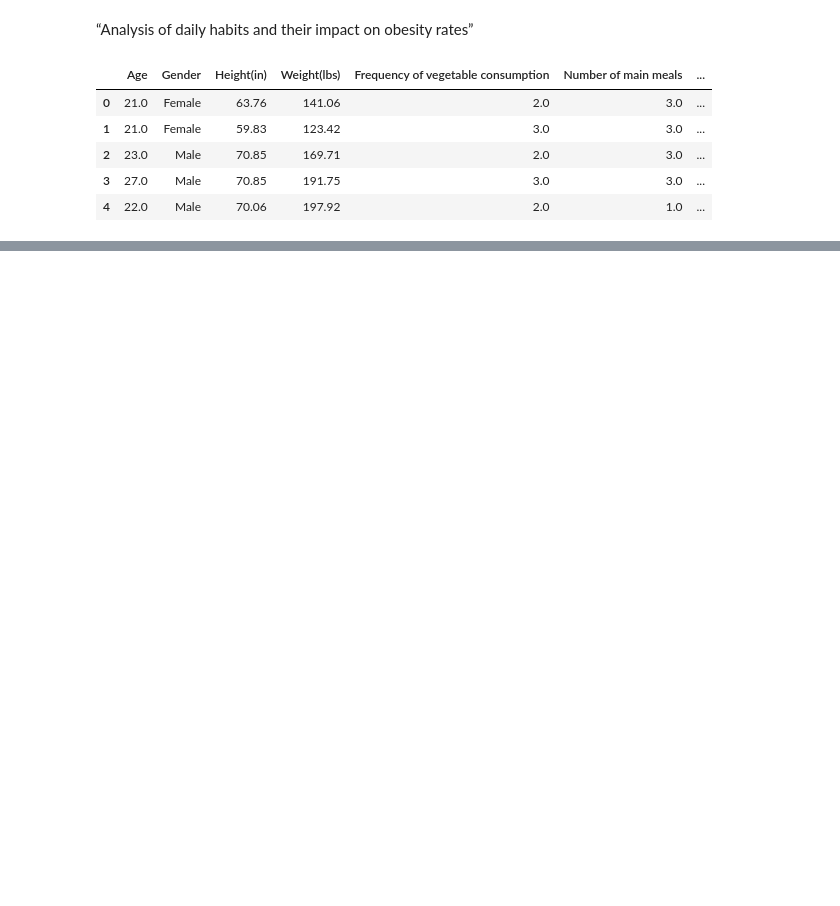
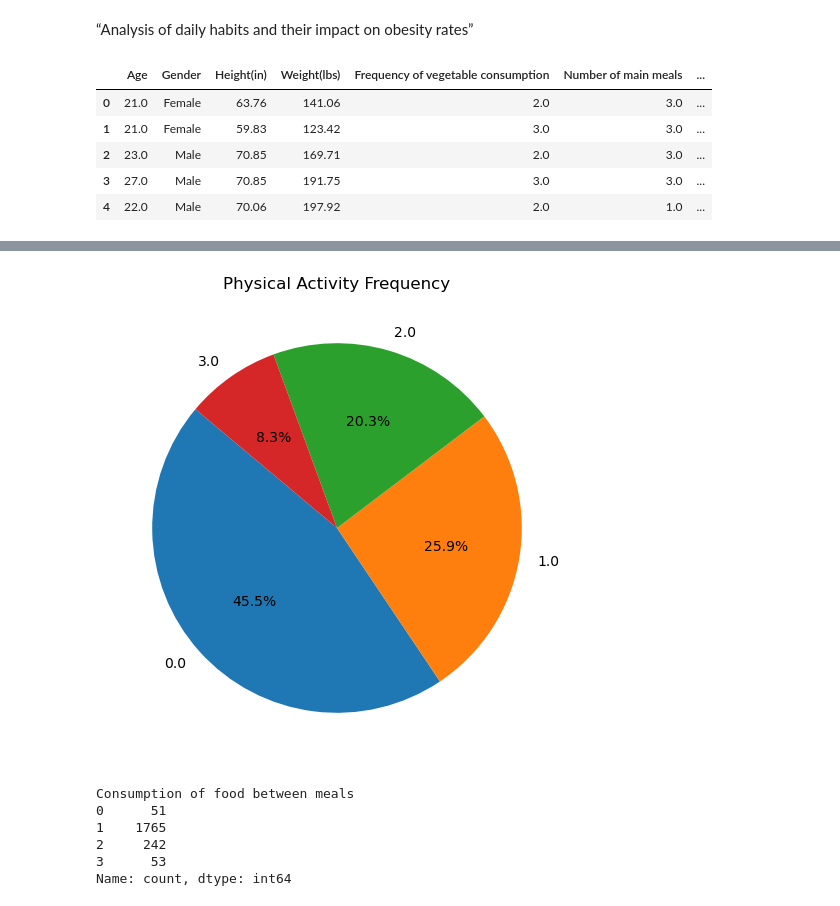
Before and after one commit to Mjohnson0529/project-3, a Jupyter notebook: Daily_Habits _Pie _Graph/PieGraph.ipynb, the cells around one changed output, grey strips where cells are left out. Saved outputs shown, nothing was run; the diff lists cells and outputs as text; code cells hidden in the pictures; blank space fills up the shorter version.

```diff
--- a/Daily_Habits _Pie _Graph/PieGraph.ipynb
+++ b/Daily_Habits _Pie _Graph/PieGraph.ipynb
@@ -28,0 +89,19 @@ habits_columns = [
+# %%
+# Plot Pie Graph for Physical Activity Frequency
+plt.figure(figsize=(6, 6))
+plt.pie(physical_freq_count, labels=physical_freq_count.index, autopct='%1.1f%%', startangle=140)
+plt.title("Physical Activity Frequency")
+plt.show()
+# %% [output]
+[figure, added]
+# %%
+# Find the frequency of consumption between meals and group categories
+between_count = data["Consumption of food between meals"].value_counts().sort_index()
+between_count
+# %% [output]
+Consumption of food between meals
+0      51
+1    1765
+2     242
+3      53
+Name: count, dtype: int64
```
Also changed, not shown: parts of 8 cells of this notebook, 6 other files.
